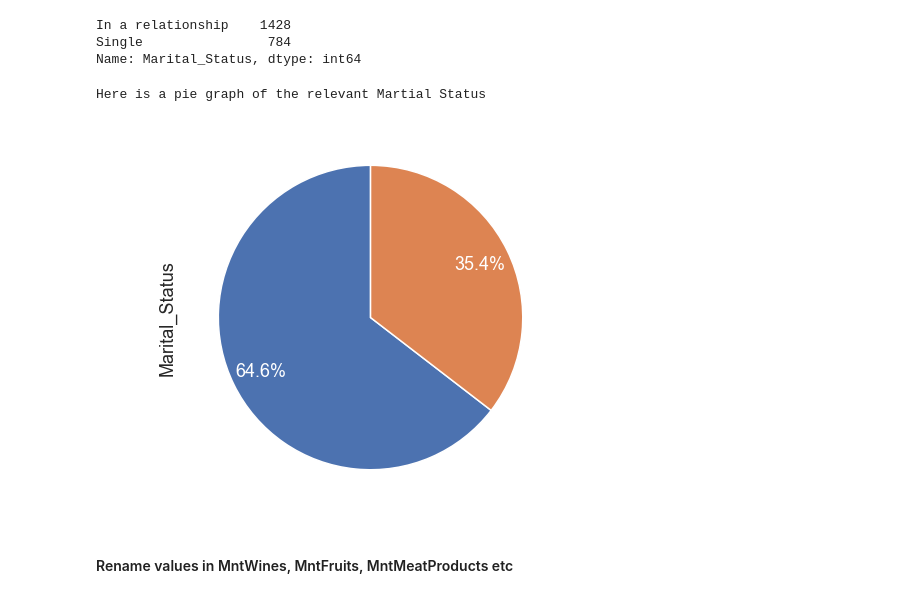
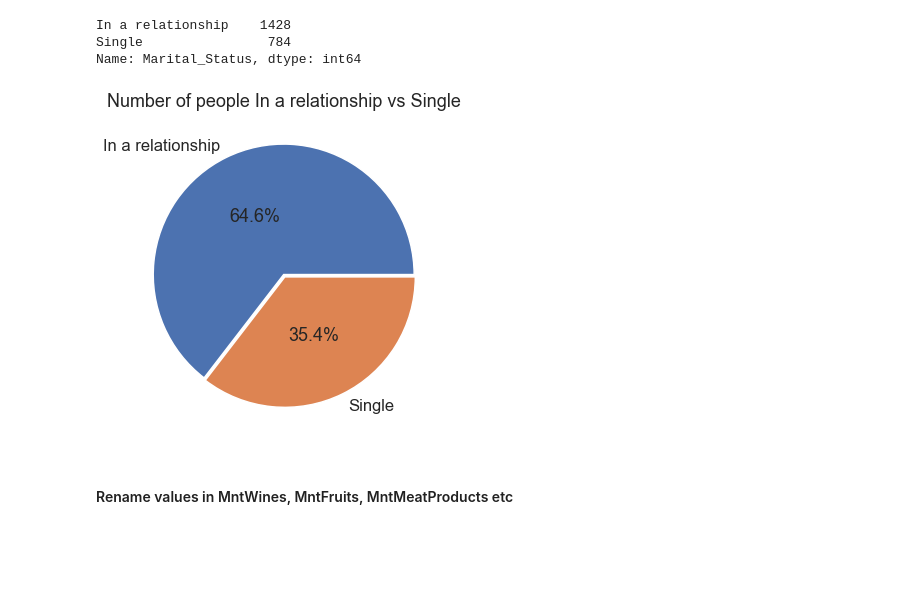
Before and after one commit to ITguy2018/ClusterAnalysis, a Jupyter notebook: Marketing_Campaign.ipynb, the cells around one changed output. Cells and saved outputs as stored; diff of their text form; code cells hidden in the pictures; blank space fills up the shorter version.

```diff
--- a/Marketing_Campaign.ipynb
+++ b/Marketing_Campaign.ipynb
@@ -438,15 +386,16 @@ martial_stats
 In a relationship    1428
 Single                784
 Name: Marital_Status, dtype: int64
-# %%
-sns.set_context('talk')
-plot = martial_stats.plot.pie(autopct='%1.1f%%',pctdistance=0.8,startangle=90,
-                              figsize=(12,7), textprops={'color':"w"})
-
-print("Here is a pie graph of the relevant Martial Status")
-# %% [output]
-Here is a pie graph of the relevant Martial Status
-[figure, removed]
+# %%
+# Pie Plot for 'Marital Status'
+sns.set_context('talk')
+pie, ax = plt.subplots(figsize=(13,6))
+labels = martial_stats.keys()
+plt.pie(x=martial_stats, autopct="%.1f%%", labels=labels,explode=[0.01]*2, pctdistance=0.5)
+plt.title('Number of people In a relationship vs Single', fontsize=18)
+plt.show()
+# %% [output]
+[figure, added]
 # %% [markdown]
 #### Rename values in MntWines, MntFruits, MntMeatProducts etc
 # %%
```
Also changed, not shown: parts of 34 cells of this notebook.
